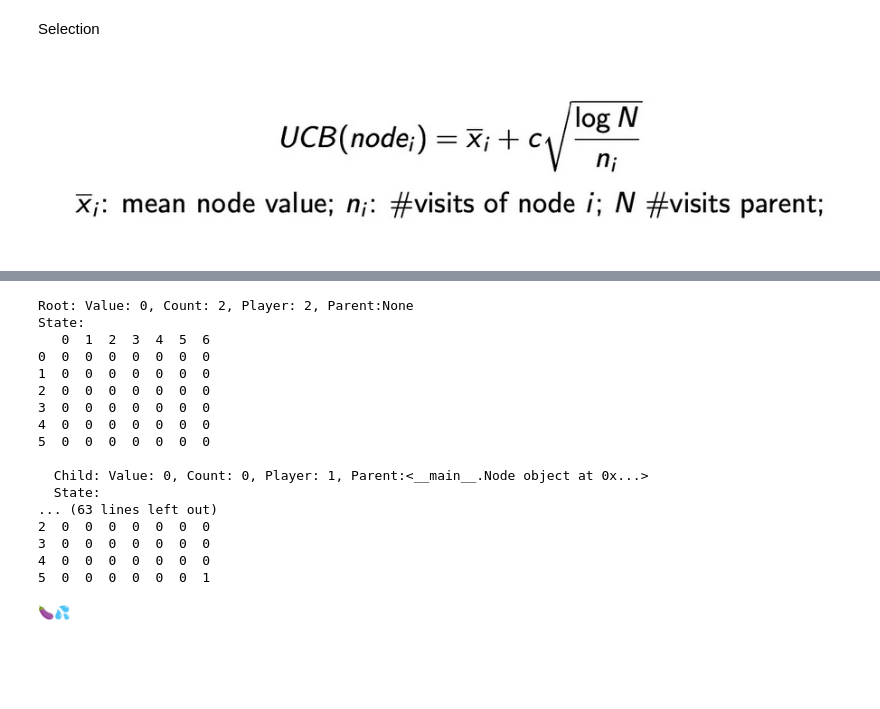
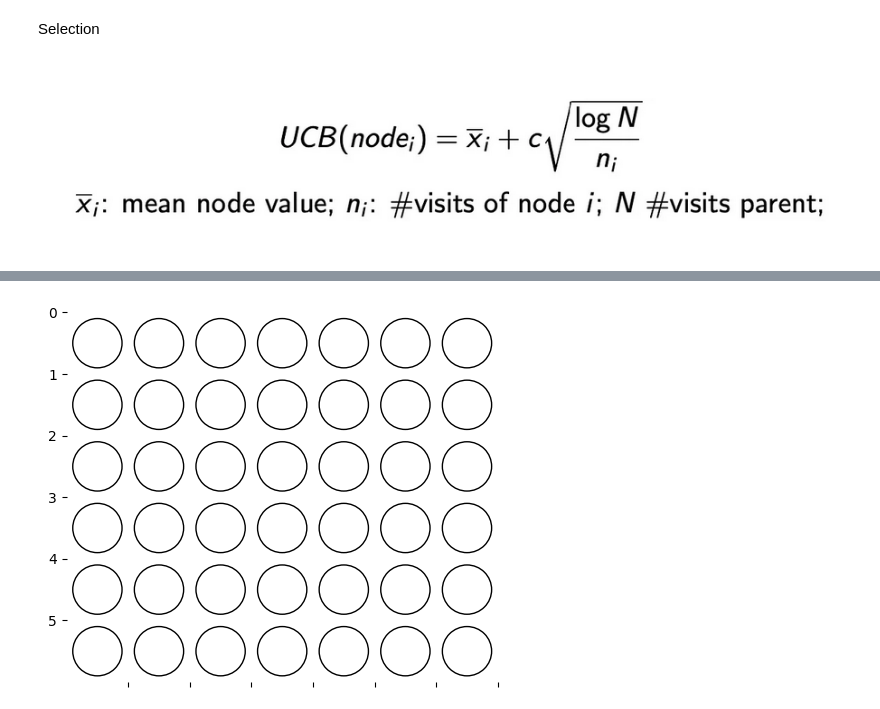
Before and after one commit to LuisForeroM/MTCS-Connect4, a Jupyter notebook: MCTS.ipynb, the cells around one changed output, grey strips where cells are left out. Saved outputs shown, nothing was run; the diff lists cells and outputs as text; code cells hidden in the pictures; blank space fills up the shorter version.

```diff
--- a/MCTS.ipynb
+++ b/MCTS.ipynb
@@ -310,24 +316,0 @@ El ganador del juego fue: 2
-# %%
-print_tree(root)
-# %% [output]
-Root: Value: 0, Count: 2, Player: 2, Parent:None
-State:
-   0  1  2  3  4  5  6
-0  0  0  0  0  0  0  0
-1  0  0  0  0  0  0  0
-2  0  0  0  0  0  0  0
-3  0  0  0  0  0  0  0
-4  0  0  0  0  0  0  0
-5  0  0  0  0  0  0  0
-
-  Child: Value: 0, Count: 0, Player: 1, Parent:<__main__.Node object at 0x...>
-  State:
-... (63 lines left out)
-2  0  0  0  0  0  0  0
-3  0  0  0  0  0  0  0
-4  0  0  0  0  0  0  0
-5  0  0  0  0  0  0  1
-# %%
-print("\U0001F346"+"\U0001F4A6")
-# %% [output]
-🍆💦
@@ -333,0 +359,42 @@ print("\U0001F346"+"\U0001F4A6")
+# %%
+import pandas as pd
+import matplotlib.pyplot as plt
+
+# Crear un DataFrame de ejemplo
+data = {'C1': [0, 0, 0, 0, 0, 0],
+        'C2': [0, 0, 0, 0, 0, 0],
+        'C3': [0, 0, 0, 0, 0, 0],
+        'C4': [0, 0, 0, 0, 0, 0],
+        'C5': [0, 0, 0, 0, 0, 0],
+        'C6': [0, 0, 0, 0, 0, 0],
+        'C7': [0, 0, 0, 0, 0, 0]}
+
+df = pd.DataFrame(data)
+
+# Definir colores para representar las fichas
+colors = {0: 'white', 1: 'red', 2: 'yellow'}
+
+# Función para dibujar el tablero
+def draw_board(board):
+    fig, ax = plt.subplots()
+    ax.set_aspect('equal')
+
+    for i, row in enumerate(board.values):
+        for j, cell in enumerate(row):
+            circle = plt.Circle((j + 0.5, 5.5 - i), 0.4, color=colors[cell], ec='black')
+            ax.add_patch(circle)
+
+    ax.set_xlim(0, 7)
+    ax.set_ylim(0, 6)
+    ax.set_xticks(range(1, 8))
+    ax.set_yticks(range(1, 7))  # Ajustar según el número de filas en tu juego
+    ax.set_xticklabels([])
+    ax.set_yticklabels(list(board.index)[::-1])  # Mostrar índices en eje y
+    ax.set_frame_on(False)
+
+    plt.show()
+
+# Dibujar el tablero
+draw_board(df)
+# %% [output]
+[figure, added]
```
Also changed, not shown: parts of 14 cells of this notebook, 4 other files.
